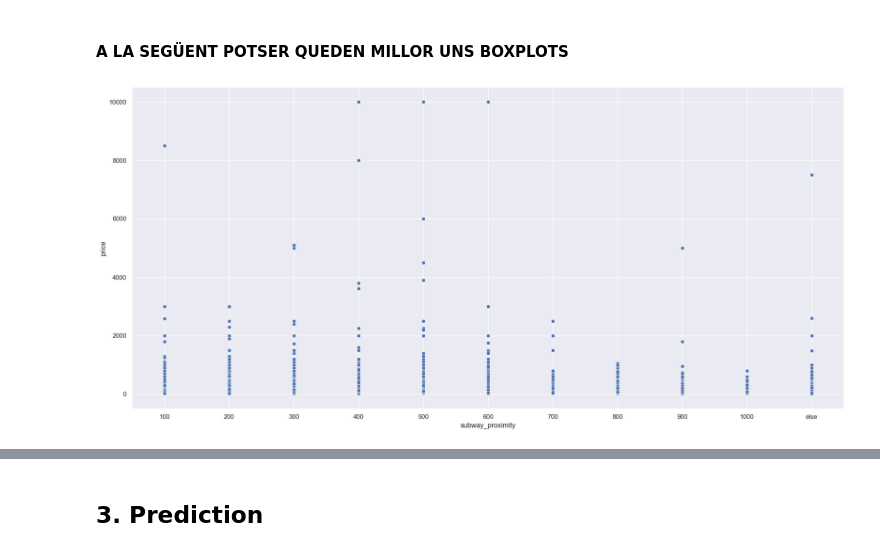
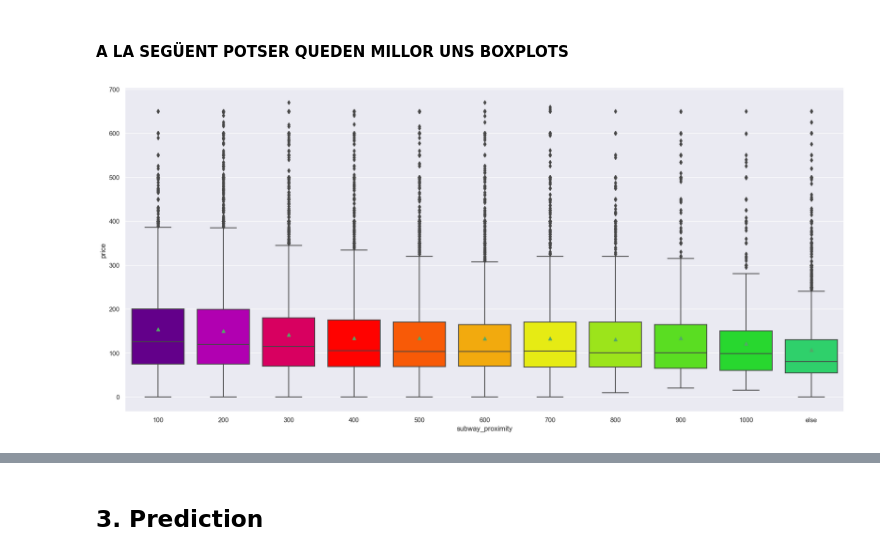
Before and after one commit to Plunksbar/VA-Final_Lab, a Jupyter notebook: data_exploration.ipynb, the cells around one changed output, grey strips where cells are left out. Drawn from its saved outputs; the diff is of its cells as text; code cells hidden in the pictures.

Commit message:
Cleanease and final changes

```diff
--- a/data_exploration.ipynb
+++ b/data_exploration.ipynb
@@ -86,0 +41,9 @@ df.to_csv('data/AB_NYC_2019_subway_info.csv', index=False)
+# %%
+subway_info = pd.read_csv('./data/subway_info.csv')
+
+# Order in which we want each category to be represented
+order = list(map(str, list(range(100, 1100, 100))))
+order.append('else')
+
+df['subway_proximity'] = pd.Categorical(subway_info['subway_proximity'], order)
+df.head()
@@ -404,12 +371,13 @@ plt.show()
 #### A LA SEGÜENT POTSER QUEDEN MILLOR UNS BOXPLOTS
 # %%
 fig, ax = plt.subplots(1, figsize=(22,10))
-sns.scatterplot(clean_df, x='subway_proximity', y='price', ax=ax)
+sns.boxplot(df[df['price'] < clean_df['price'].quantile(0.99)], x='subway_proximity', y='price', ax=ax, showmeans=True)
+for box, color in zip(ax.patches, color_code):
+    box.set_facecolor(color)
 plt.show()
-
 #AQUÍ POTSER QUEDEN MILLOR UNS BOXPLOTS
 # %% [output]
-[figure, old version]
+[figure, new version]
 # %%
 y = [df_100['price'].mean(),
 df_200['price'].mean(),
```
Also changed, not shown: parts of 13 cells of this notebook, 6 other files.
